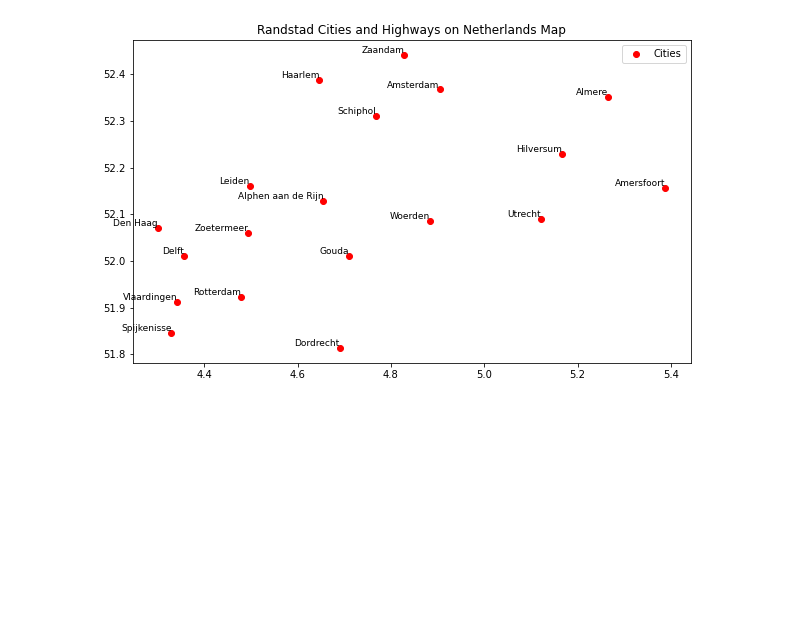
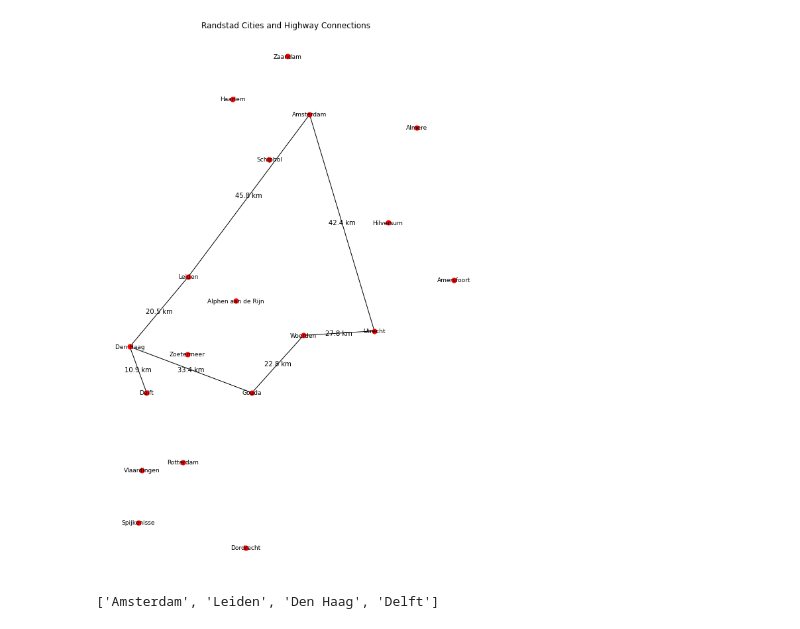
Before and after one commit to Tanneheemsbergen/Designednetworks, a Jupyter notebook: RandstadTanne.ipynb, the cells around one changed output. Cells and saved outputs as stored; diff of their text form; code cells hidden in the pictures; blank space fills up the shorter version.

Commit message:
Graph with connections

```diff
--- a/RandstadTanne.ipynb
+++ b/RandstadTanne.ipynb
@@ -17,56 +17,69 @@ cities_coords = {
     "Schiphol": (52.3105, 4.7683),
     "Leiden": (52.1601, 4.4970),
     "Den Haag": (52.0705, 4.3007),
     "Zoetermeer": (52.0607, 4.4940),
     "Delft": (52.0116, 4.3571),
     "Rotterdam": (51.9225, 4.4792),
     "Spijkenisse": (51.8453, 4.3297),
     "Dordrecht": (51.8133, 4.6901),
     "Vlaardingen": (51.9125, 4.3417),
     "Alphen aan de Rijn": (52.1292, 4.6555),
     "Gouda": (52.0116, 4.7105),
     "Woerden": (52.0850, 4.8836),
     "Utrecht": (52.0907, 5.1214),
     "Hilversum": (52.2292, 5.1669),
     "Almere": (52.3508, 5.2647),
     "Amersfoort": (52.1561, 5.3878),
 }
 
 connections = [
-    # Add connections here
+    (42.4, "Amsterdam", "Utrecht"),
+    (45.8, "Leiden", "Amsterdam"),
+    (20.5, "Den Haag", "Leiden"),
+    (33.4, "Gouda", "Den Haag"),
+    (22.8, "Woerden", "Gouda"),
+    (27.8, "Utrecht", "Woerden"),
+    (10.9, "Den Haag", "Delft"),
 ]
+# Create a networkx graph
+G = nx.Graph()
 
-# Convert your city coordinates to a GeoDataFrame
-gdf_cities = gpd.GeoDataFrame({
-    'city': cities_coords.keys(),
-    'geometry': [Point(xy[1], xy[0]) for xy in cities_coords.values()]  # Note the (longitude, latitude) order
-})
+# Add nodes to the graph
+for city, (lat, lon) in cities_coords.items():
+    G.add_node(city, pos=(lon, lat))  # Note: networkx uses (x, y) == (lon, lat)
 
-# Create a GeoDataFrame for connections
-gdf_connections = gpd.GeoDataFrame({
-    'geometry': [LineString([Point(cities_coords[connection[0]]), Point(cities_coords[connection[1]])]) for connection in connections]
-})
+# Add edges to the graph
+for distance, city1, city2 in connections:
+    G.add_edge(city1, city2, weight=distance)
+
 # Load the PNG image
-img = mpimg.imread('SnelwegenNederland_2008.png')
+#img = mpimg.imread('/path/to/your/SnelwegenNederland_2008.png')  # Update the path to the image
 
-# Create a single figure context for both the image and the plots
+# Get positions for cities to use for layout
+pos = nx.get_node_attributes(G, 'pos')
+
+# Draw the graph
 fig, ax = plt.subplots(figsize=(10, 15))
+#ax.imshow(img, extent=[3.2, 7.4, 50.7, 53.7])  # You might need to adjust the extent to fit your image
 
-# Plot the image
-#ax.imshow(img, extent=[4, 6, 50.5, 53.5])  # You might need to adjust the extent to fit your image
-#ax.imshow(img, extent=[3, 7, 50.5, 53.5])
-# Plot cities on top of the image
-gdf_cities.plot(ax=ax, marker='o', color='red', label='Cities')
-# Plot connections
-gdf_connections.plot(ax=ax, color='blue', linestyle='-', linewidth=2, label='Highways')
-# Annotate each city with its name
-for city, coord in cities_coords.items():
-    ax.text(coord[1], coord[0], city, fontsize=9, ha='right', va='bottom')
+# Draw the network
+nx.draw_networkx_nodes(G, pos, node_size=50, node_color='red', ax=ax)
+nx.draw_networkx_labels(G, pos, font_size=9, ax=ax)
+nx.draw_networkx_edges(G, pos, ax=ax)
 
-# Customize plot
-ax.set_title('Randstad Cities and Highways on Netherlands Map')
-plt.legend()
+# Annotate the edges with distances
+for (city1, city2, data) in G.edges(data=True):
+    edge_midpoint = [(pos[city1][0] + pos[city2][0]) / 2, (pos[city1][1] + pos[city2][1]) / 2]
+    ax.text(edge_midpoint[0], edge_midpoint[1], f"{data['weight']} km", size=10, ha='center', va='center')
 
+# Set the title and remove the axis
+ax.set_title('Randstad Cities and Highway Connections')
+plt.axis('off')  # Turn off the axis
 plt.show()
 # %% [output]
-[figure, old version]
+[figure, new version]
+# %%
+dsp = nx.shortest_path(G, source='Amsterdam', target='Delft')
+print(dsp)
+# %% [output]
+['Amsterdam', 'Leiden', 'Den Haag', 'Delft']
```
